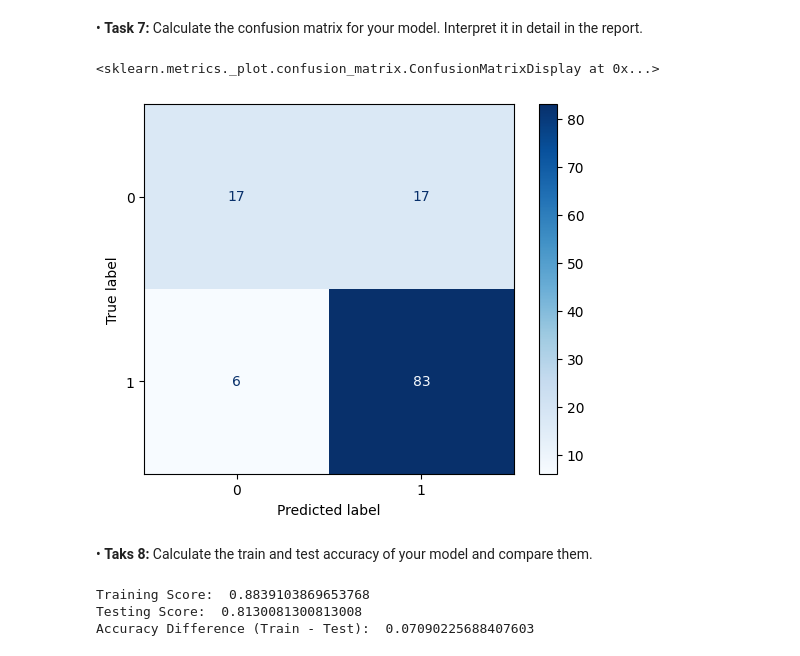
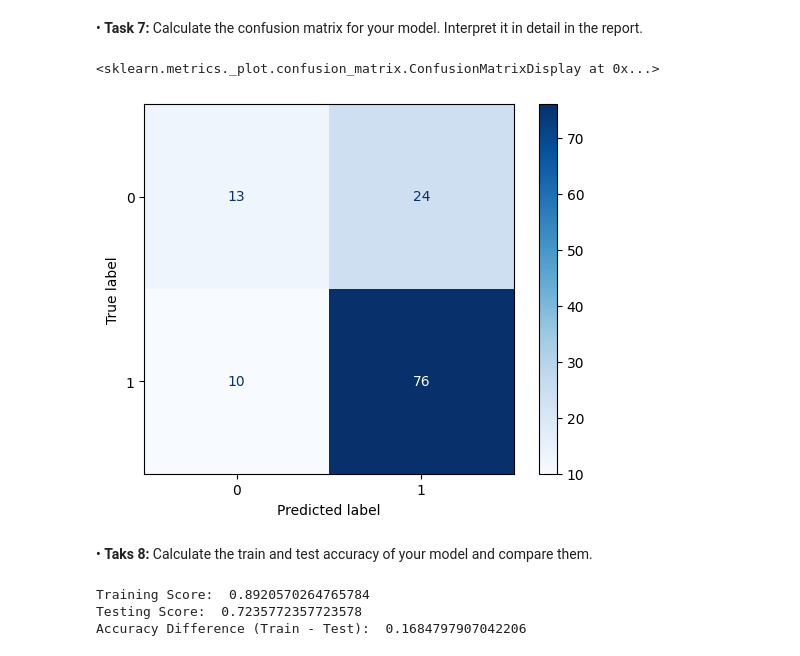
Before and after one commit to adir-jscode/Home-Loan-Approval-SVM, a Jupyter notebook: Home-Loan-Approval.ipynb, the cells around one changed output. Drawn from its saved outputs; the diff is of its cells as text; code cells hidden in the pictures.

```diff
--- a/Home-Loan-Approval.ipynb
+++ b/Home-Loan-Approval.ipynb
@@ -44,8 +45,9 @@ import numpy as np
 •	**Task 1:** Read/Load the dataset file in your program. Use Pandas library to complete this task.
 # %%
 # write task-1 solution
-
+np.random.seed(123)
 df = pd.read_csv('loan_sanction_train.csv')
+df = shuffle(df)
 df.head()
 # %% [output]
 |  | Loan_ID | Gender | Married | Dependents | Education | Self_Employed | ApplicantIncome | CoapplicantIncome | ... |
@@ -178,15 +176,15 @@ SVC(C=10)
 # %%
 # write task-7 solution
 
 actual = y_test
 predicted = model.predict(X_test)
 
 confusion = confusion_matrix(actual, predicted)
-cm_display =ConfusionMatrixDisplay(confusion, display_labels=model.classes_)
-cm_display.plot()
+cm_display =ConfusionMatrixDisplay(confusion)
+cm_display.plot(cmap='Blues')
 # %% [output]
 <sklearn.metrics._plot.confusion_matrix.ConfusionMatrixDisplay at 0x...>
-[figure, old version]
+[figure, new version]
 # %% [markdown]
 •	**Taks 8:** Calculate the train and test accuracy of your model and compare them.
 # %%
@@ -199,6 +197,6 @@ print("Training Score: ", train_score)
 print("Testing Score: ", test_score)
 print("Accuracy Difference (Train - Test): ", train_score - test_score)
 # %% [output]
-Training Score:  0.8839103869653768
-Testing Score:  0.8130081300813008
-Accuracy Difference (Train - Test):  0.07090225688407603
+Training Score:  0.8920570264765784
+Testing Score:  0.7235772357723578
+Accuracy Difference (Train - Test):  0.1684797907042206
```
Also changed, not shown: parts of 4 cells of this notebook, 1 other file.
